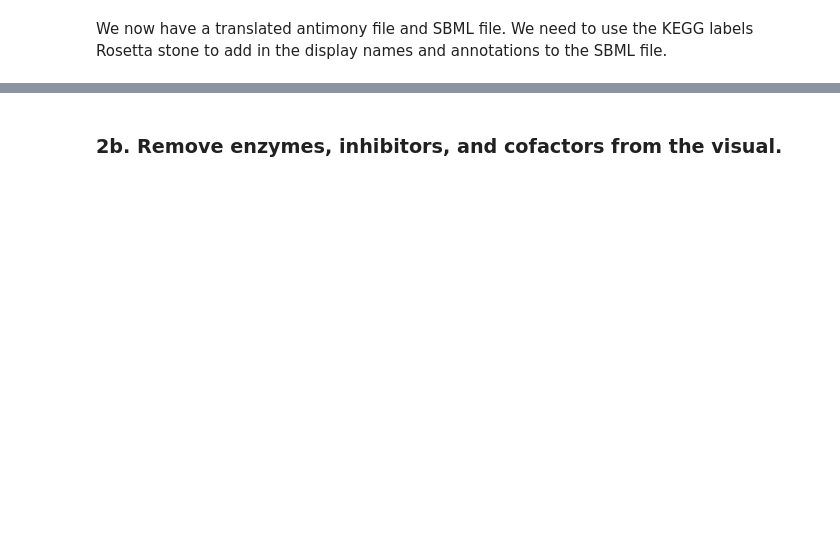
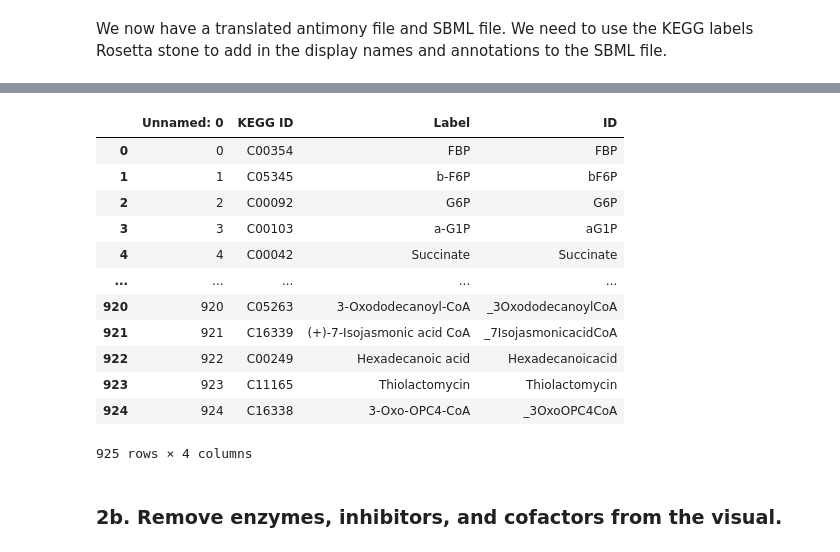
Before and after one commit to carothersresearch/ECFERS, a Jupyter notebook: SBMLNetwork_with_markdown.ipynb, the cells around one changed output, grey strips where cells are left out. Drawn from its saved outputs; the diff is of its cells as text; code cells hidden in the pictures; blank space fills up the shorter version.

```diff
--- a/SBMLNetwork_with_markdown.ipynb
+++ b/SBMLNetwork_with_markdown.ipynb
@@ -192,0 +213,3 @@ We now have a translated antimony file and SBML file. We need to use the KEGG la
+# %%
+from equilibrator_api import ComponentContribution
+cc = ComponentContribution()
@@ -193,3 +270,27 @@ We now have a translated antimony file and SBML file. We need to use the KEGG la
+# %%
+# thinking about how to turn this function I wrote into a pip library
+# we used a handcrafted CSV to convert from our ID names to the KEGG IDs, but not everybody will use our ID names, so we can't use that
+# we might be able to use equilibrator's cc to search them, and then grab a whole bunch of different ID's, but it'll be slow
+
+# YOU CAN ONLY USE THIS IF YOU INITIALIZE YOUR SPECIES AT THE BEGINNING
+for i in cc.search_compound(compound[0]).identifiers:
+                    if i.registry.namespace == 'kegg':
+                        keggid = i.accession
+                        compound_dict[compound[0]] = keggid
+# %% [output]
+|  | Unnamed: 0 | KEGG ID | Label | ID |
+| 0 | 0 | C00354 | FBP | FBP |
+| 1 | 1 | C05345 | b-F6P | bF6P |
+| 2 | 2 | C00092 | G6P | G6P |
+| 3 | 3 | C00103 | a-G1P | aG1P |
+| 4 | 4 | C00042 | Succinate | Succinate |
+| ... | ... | ... | ... | ... |
+| 920 | 920 | C05263 | 3-Oxododecanoyl-CoA | _3OxododecanoylCoA |
+| 921 | 921 | C16339 | (+)-7-Isojasmonic acid CoA | _7IsojasmonicacidCoA |
+| 922 | 922 | C00249 | Hexadecanoic acid | Hexadecanoicacid |
+| 923 | 923 | C11165 | Thiolactomycin | Thiolactomycin |
+| 924 | 924 | C16338 | 3-Oxo-OPC4-CoA | _3OxoOPC4CoA |
+925 rows × 4 columns
 # %%
 # Read the existing file
 with open('/workspaces/ECFERS/src/frenda_brenda/Files/KEGG_Filtered/M0_renamed.txt', 'r') as file:
```
Also changed, not shown: parts of 32 cells of this notebook.
